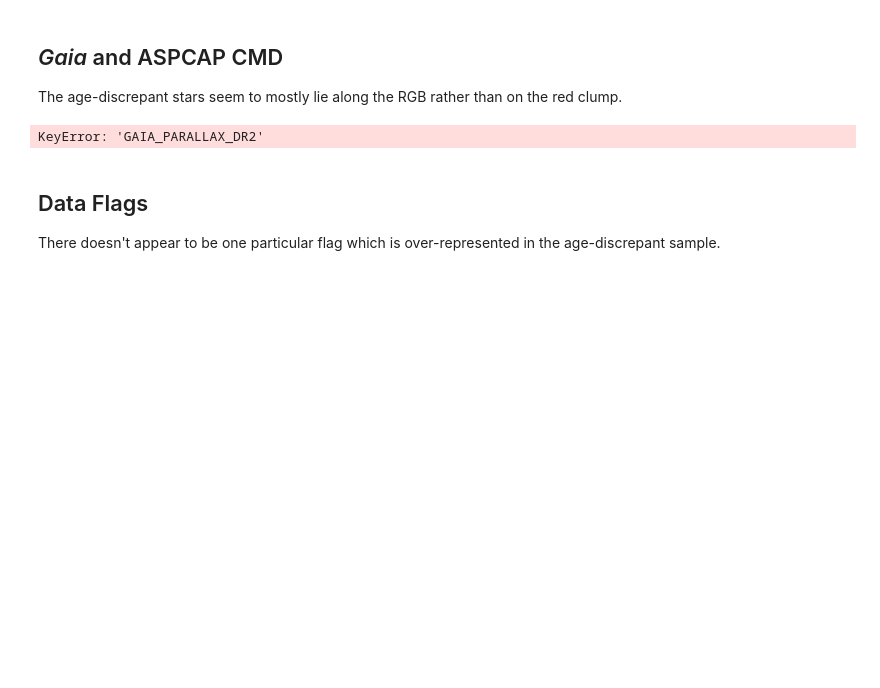
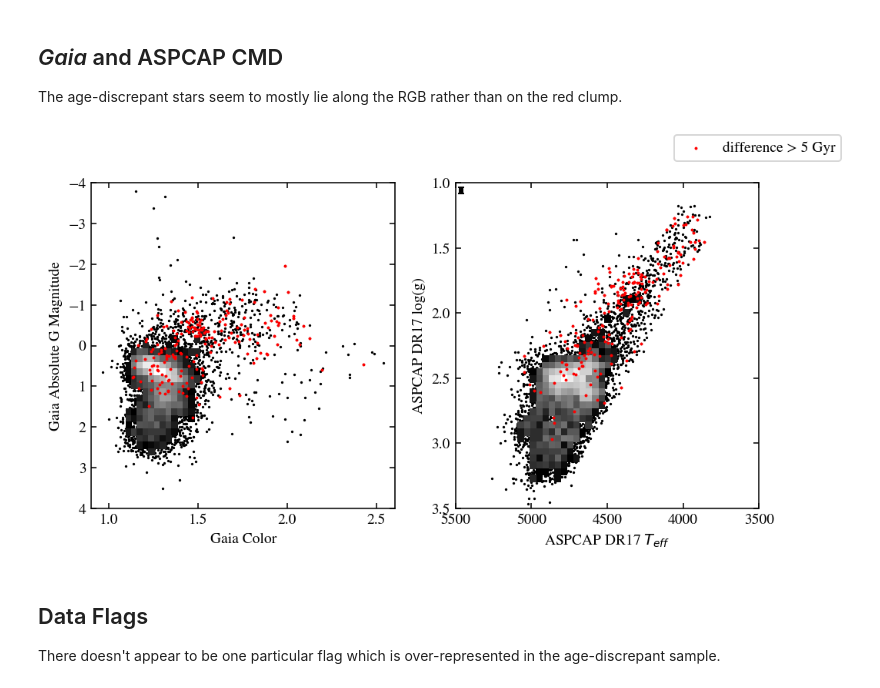
Before and after one commit to lodubay/first-year-project, a Jupyter notebook: compare_ages.ipynb, the cells around one changed output. Saved outputs shown, nothing was run; the diff lists cells and outputs as text; code cells hidden in the pictures; blank space fills up the shorter version.

Commit message:
fixed gaia cols

```diff
--- a/compare_ages.ipynb
+++ b/compare_ages.ipynb
@@ -163,35 +151,35 @@ plt.show()
 
 The age-discrepant stars seem to mostly lie along the RGB rather than on the red clump.
 # %%
-cmd = get_gaia_cmd(data)
+cmd = get_gaia_cmd_new(data)
 cmd_ages, cmd_low_age = get_discrepant_ages(cmd, diff_cut=-5)
 
 fig, axs = plt.subplots(1, 2, figsize=(8, 4))
 
 # Gaia CMD
 ax = axs[0]
-scatter_hist(ax, cmd_ages['GAIA_COLOR'], cmd_ages['GAIA_ABS_MAG'], ylim=(-4, 4))
-ax.scatter(cmd_low_age['GAIA_COLOR'], cmd_low_age['GAIA_ABS_MAG'],
+scatter_hist(ax, cmd_ages['GAIAEDR3_COLOR'], cmd_ages['GAIAEDR3_ABS_MAG'], ylim=(-4, 4))
+ax.scatter(cmd_low_age['GAIAEDR3_COLOR'], cmd_low_age['GAIAEDR3_ABS_MAG'],
            c='r', s=1, label='difference > 5 Gyr')
 ax.set_ylim((4, -4))
 ax.set_xlabel('Gaia Color')
 ax.set_ylabel('Gaia Absolute G Magnitude')
 
 # ASPCAP parameter CMD
 ax = axs[1]
-scatter_hist(ax, ages['DR16_TEFF_COR'], ages['DR16_LOGG_COR'],
+scatter_hist(ax, ages['TEFF'], ages['LOGG'],
              xlim=(3500, 5500), ylim=(1, 3.5))
-ax.scatter(low_age['DR16_TEFF_COR'], low_age['DR16_LOGG_COR'], c='r', s=1)
-plot_rms_err(ax, ages['DR16_TEFF_COR_ERR'], ages['DR16_LOGG_COR_ERR'], loc='lower right')
+ax.scatter(low_age['TEFF'], low_age['LOGG'], c='r', s=1)
+plot_rms_err(ax, ages['TEFF_ERR'], ages['LOGG_ERR'], loc='lower right')
 ax.set_xlim((5500, 3500))
 ax.set_ylim((3.5, 1))
-ax.set_xlabel('ASPCAP DR16 $T_{eff}$')
-ax.set_ylabel('ASPCAP DR16 log(g)')
+ax.set_xlabel('ASPCAP DR17 $T_{eff}$')
+ax.set_ylabel('ASPCAP DR17 log(g)')
 
 fig.legend()
 plt.show()
 # %% [output]
-KeyError: 'GAIA_PARALLAX_DR2'
+[figure, added]
 # %% [markdown]
 ## Data Flags
 
```
Also changed, not shown: parts of 2 cells of this notebook, 2 other files.
